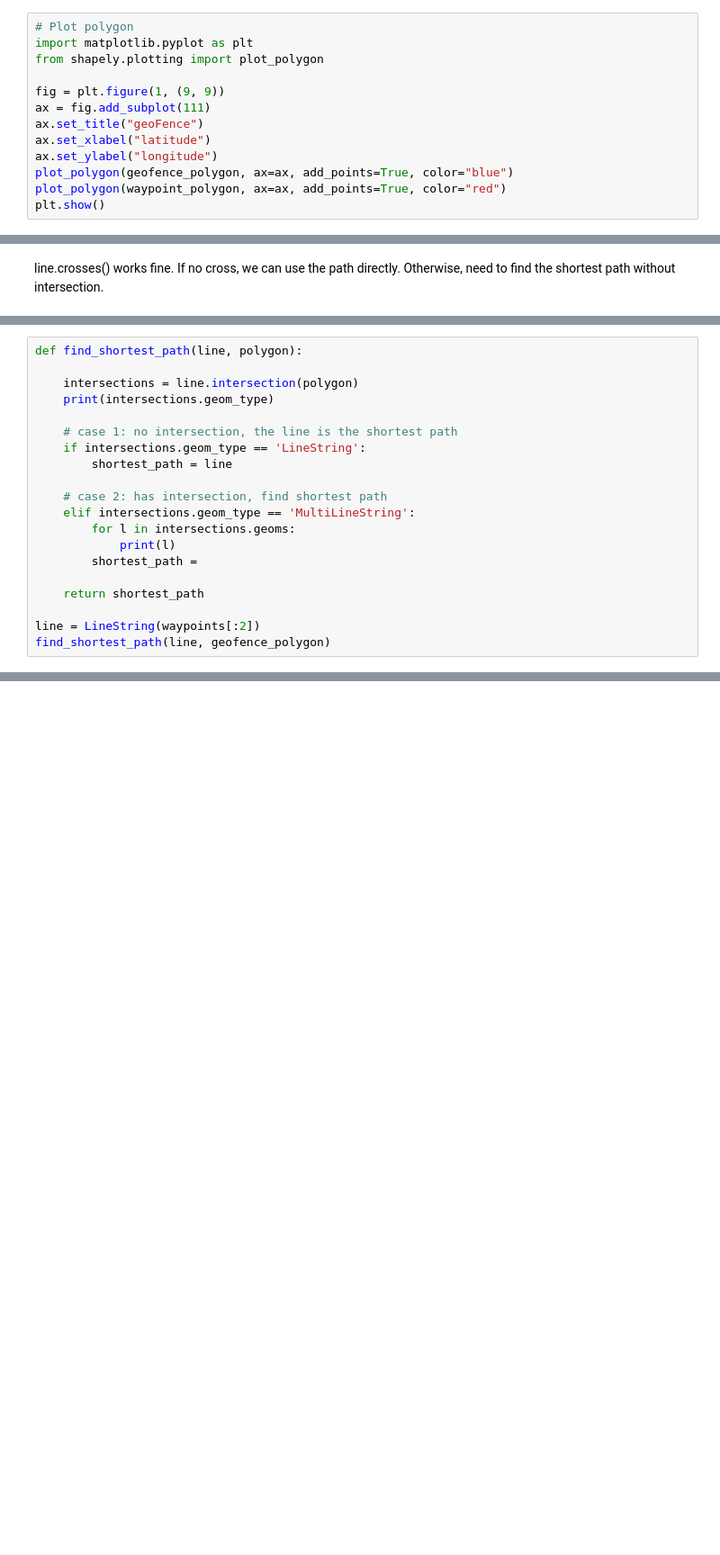
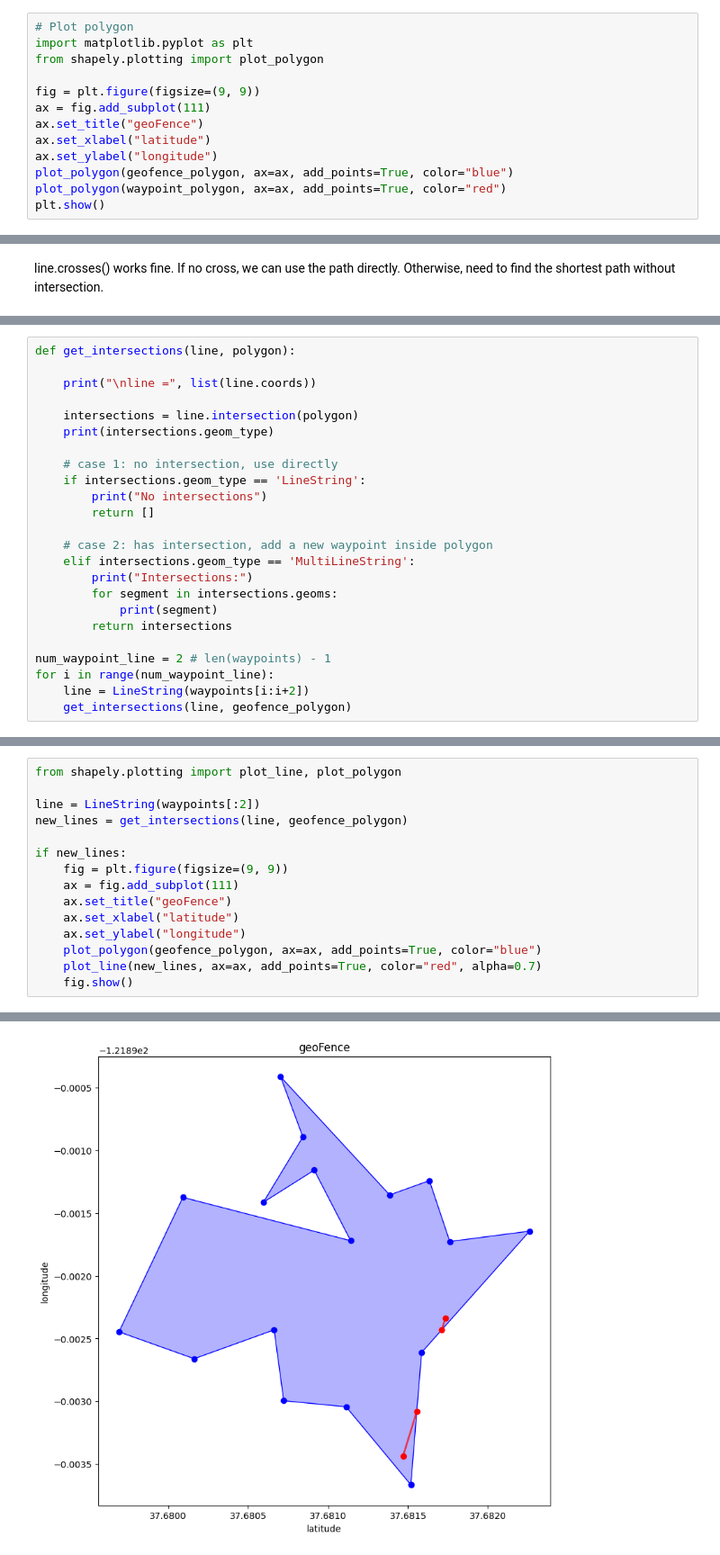
Before and after one commit to TheErickLiu/AmadorUAV2025, a Jupyter notebook: question2.ipynb, the cells around one changed output, grey strips where cells are left out. Shown: that part at 90% size. Drawn from its saved outputs; the diff is of its cells as text; blank space fills up the shorter version.

Commit message:
q2 get geofence point between waypoints

```diff
--- a/question2.ipynb
+++ b/question2.ipynb
@@ -283,7 +283,7 @@ waypoints polygon bounds =  (37.679901, -121.8934354, 37.6820057, -121.8907372)
 import matplotlib.pyplot as plt
 from shapely.plotting import plot_polygon
 
-fig = plt.figure(1, (9, 9))
+fig = plt.figure(figsize=(9, 9))
 ax = fig.add_subplot(111)
 ax.set_title("geoFence")
 ax.set_xlabel("latitude")
@@ -366,21 +366,25 @@ line.crosses() works fine. If no cross, we can use the path directly. Otherwise,
 # %%
-def find_shortest_path(line, polygon):
+def get_intersections(line, polygon):
+
+    print("\nline =", list(line.coords))
 
     intersections = line.intersection(polygon)
     print(intersections.geom_type)
 
-    # case 1: no intersection, the line is the shortest path
+    # case 1: no intersection, use directly
     if intersections.geom_type == 'LineString':
-        shortest_path = line
+        print("No intersections")
+        return []
 
-    # case 2: has intersection, find shortest path
+    # case 2: has intersection, add a new waypoint inside polygon
     elif intersections.geom_type == 'MultiLineString':
-        for l in intersections.geoms:
-            print(l)
-        shortest_path =
+        print("Intersections:")
+        for segment in intersections.geoms:
+            print(segment)
+        return intersections
 
-    return shortest_path
-
-line = LineString(waypoints[:2])
-find_shortest_path(line, geofence_polygon)
+num_waypoint_line = 2 # len(waypoints) - 1
+for i in range(num_waypoint_line):
+    line = LineString(waypoints[i:i+2])
+    get_intersections(line, geofence_polygon)
 # %% [output]
@@ -387,0 +400,16 @@ LineString
+# %%
+from shapely.plotting import plot_line, plot_polygon
+
+line = LineString(waypoints[:2])
+new_lines = get_intersections(line, geofence_polygon)
+
+if new_lines:
+    fig = plt.figure(figsize=(9, 9))
+    ax = fig.add_subplot(111)
+    ax.set_title("geoFence")
+    ax.set_xlabel("latitude")
+    ax.set_ylabel("longitude")
+    plot_polygon(geofence_polygon, ax=ax, add_points=True, color="blue")
+    plot_line(new_lines, ax=ax, add_points=True, color="red", alpha=0.7)
+    fig.show()
+# %% [output]
@@ -387,0 +421 @@ LineString
+[figure, added]
```
Also changed, not shown: parts of 12 cells of this notebook, 2 other files.
